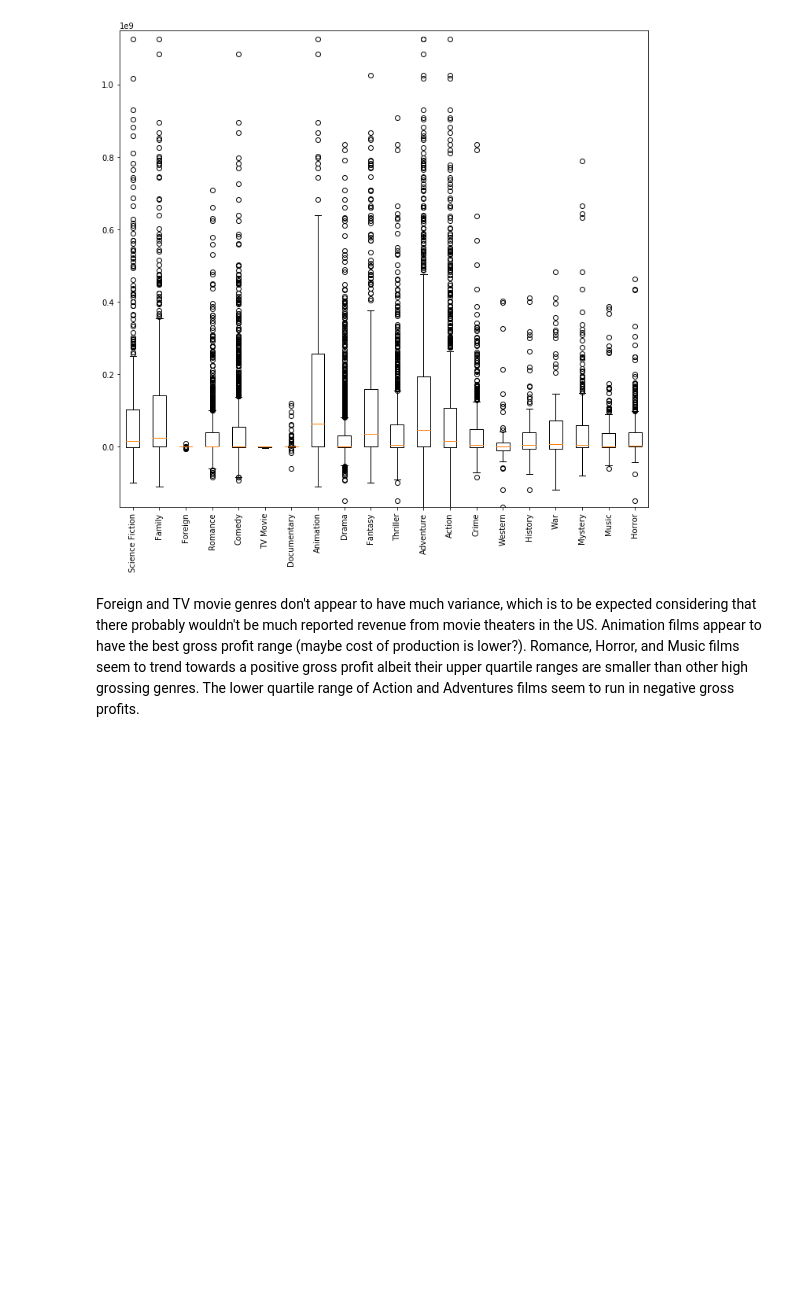
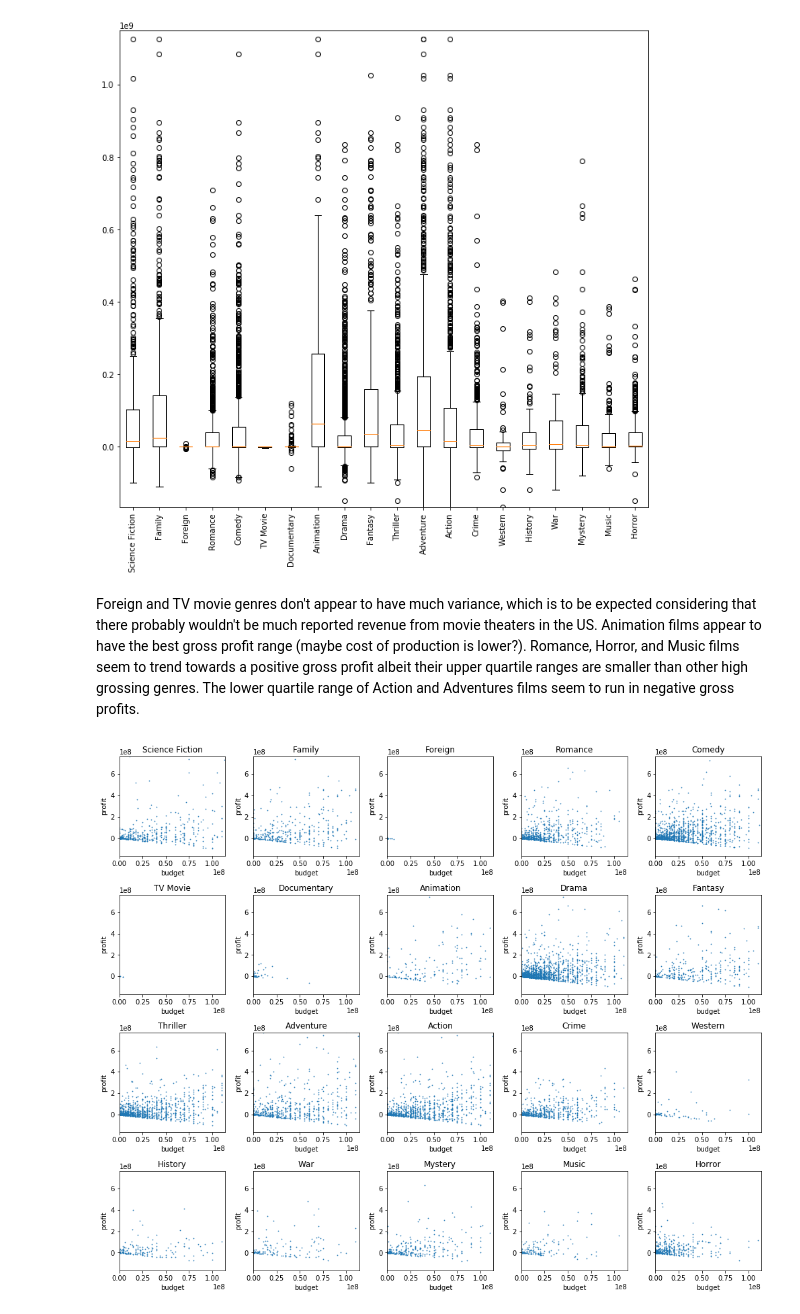
Before and after one commit to kimrharper/thinkful, a Jupyter notebook: PrepCourse/PrepCourse-4-2-Capstone.ipynb, the cells around one changed output. Saved outputs shown, nothing was run; the diff lists cells and outputs as text; code cells hidden in the pictures; blank space fills up the shorter version.

Commit message:
added scatter plot of budget vs gross profit

```diff
--- a/PrepCourse/PrepCourse-4-2-Capstone.ipynb
+++ b/PrepCourse/PrepCourse-4-2-Capstone.ipynb
@@ -132,3 +132,32 @@ plt.show()
 [figure]
 # %% [markdown]
 Foreign and TV movie genres don't appear to have much variance, which is to be expected considering that there probably wouldn't be much reported revenue from movie theaters in the US. Animation films appear to have the best gross profit range (maybe cost of production is lower?). Romance, Horror, and Music films seem to trend towards a positive gross profit albeit their upper quartile ranges are smaller than other high grossing genres. The lower quartile range of Action and Adventures films seem to run in negative gross profits.
+# %%
+# plot of expense(x) to revenue(y)
+correlation = {}
+i = 1
+fig=plt.figure(figsize=(14,14))
+
+xmin = moviedata['budget'].min()
+xmax = moviedata['budget'].max()*.3
+
+ymin = moviedata['gross'].min()
+ymax = moviedata['gross'].max()*.3
+
+for genre in genredict:
+    plt.subplot(5, 5, i)
+    i = i + 1
+    plt.scatter(genredict[genre]['budget'],genredict[genre]['gross'],.5)
+
+    plt.xlim(xmin,xmax)
+    plt.ylim(ymin,ymax)
+    plt.title(genre)
+    plt.xlabel('budget')
+    plt.ylabel('profit')
+
+    correlation[genre] = (genredict[genre]['budget'].corr(genredict[genre]['gross']))
+
+plt.tight_layout()
+plt.show()
+# %% [output]
+[figure, added]
```
Also changed, not shown: parts of 1 cell of this notebook.
